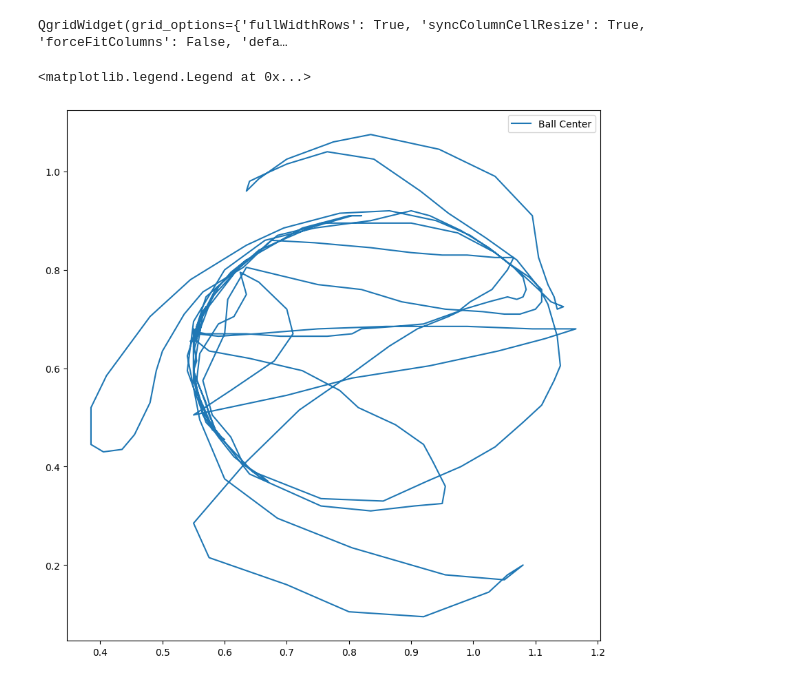
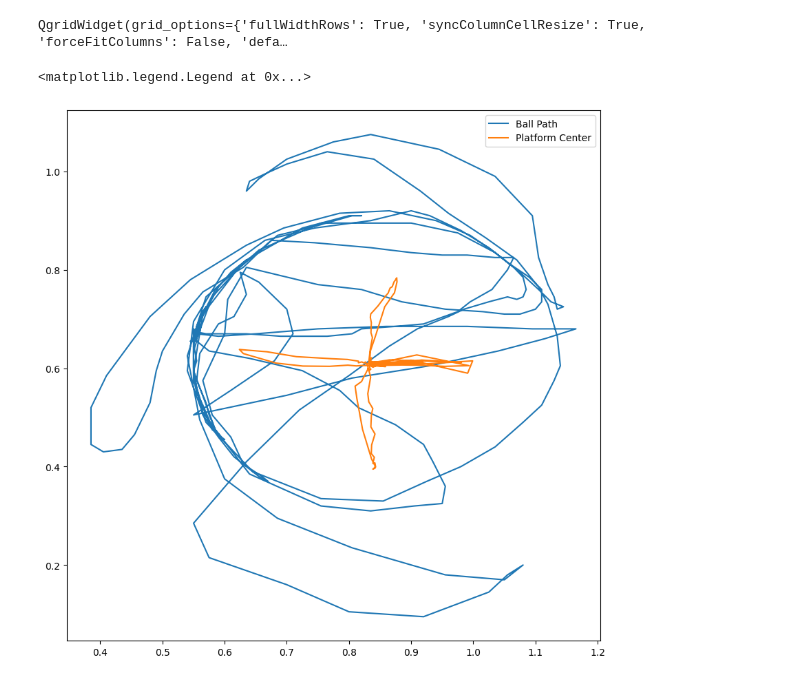
Before and after one commit to ivorjawa/StewartPlatform, a Jupyter notebook: StewartPlatformNotes.ipynb, the cells around one changed output. Saved outputs shown, nothing was run; the diff lists cells and outputs as text; code cells hidden in the pictures.

Commit message:
Made some graphs.

```diff
--- a/StewartPlatformNotes.ipynb
+++ b/StewartPlatformNotes.ipynb
@@ -53,22 +56,28 @@ QgridWidget(grid_options={'fullWidthRows': True, 'syncColumnCellResize': True, '
 # %%
 fig, ax = plt.subplots(figsize=(10, 10))
 #ax.set_aspect('equal')
 
 tim = posedf['time'].to_numpy()
 tim = tim-tim[0]
 #tim *= 1000
 
 c1x = posedf['c1x'].to_numpy() / 400
 c1y = posedf['c1y'].to_numpy() / 400
 
-ax.plot(c1x, c1y, label="Ball Center")
+px = posedf['px'].to_numpy() / 400
+py = posedf['py'].to_numpy() / 400
+
+
+ax.plot(c1x, c1y, label="Ball Path")
+ax.plot(px, py, label="Platform Center")
+
 #ax.plot(tim, joydf2['yaw'].to_numpy(), label='yaw')
 #ax.plot(tim, joydf2['glyph'].to_numpy()/40.0, label='glyph')
 
 #ax.set_title("Joystick characterization")
 #ax.set_xlabel("Time(ms)")
 
 ax.legend()
 # %% [output]
 <matplotlib.legend.Legend at 0x...>
-[figure, old version]
+[figure, new version]
```
Also changed, not shown: parts of 3 cells of this notebook, 1 other file.
